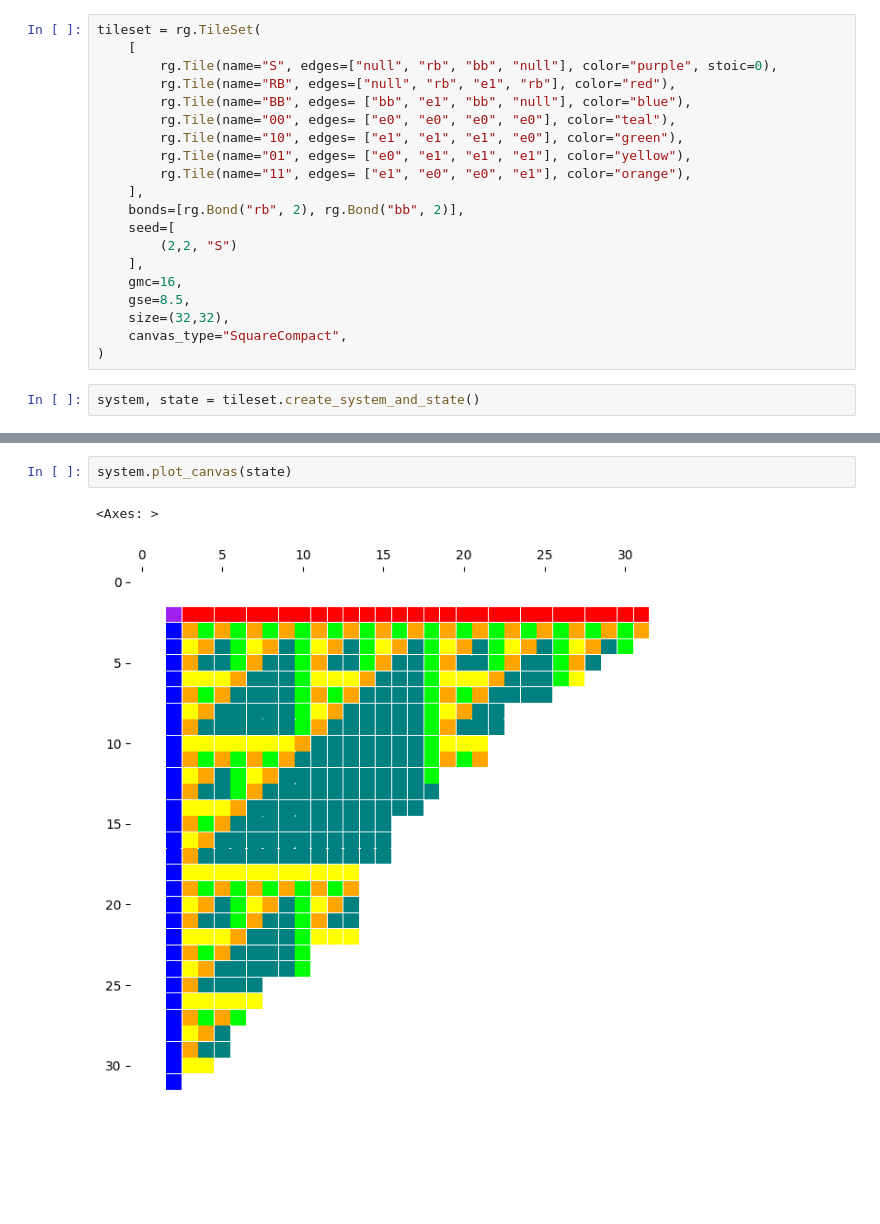
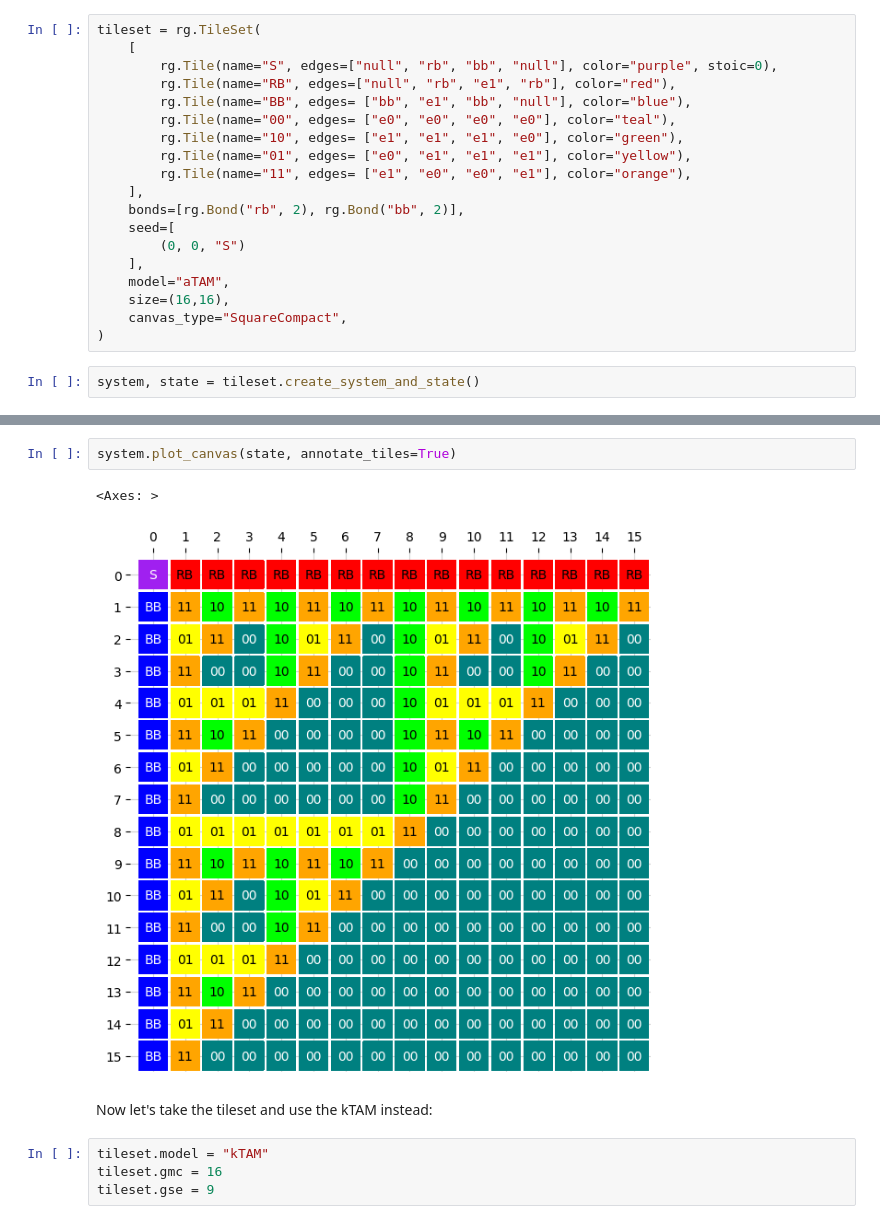
Before and after one commit to cgevans/rgrow, a Jupyter notebook: examples/simple-sierpinski.ipynb, the cells around one changed output, grey strips where cells are left out. Saved outputs shown, nothing was run; the diff lists cells and outputs as text; blank space fills up the shorter version.

```diff
--- a/examples/simple-sierpinski.ipynb
+++ b/examples/simple-sierpinski.ipynb
@@ -13,11 +17,10 @@ tileset = rg.TileSet(
     ],
     bonds=[rg.Bond("rb", 2), rg.Bond("bb", 2)],
     seed=[
-        (2,2, "S")
+        (0, 0, "S")
     ],
-    gmc=16,
-    gse=8.5,
-    size=(32,32),
+    model="aTAM",
+    size=(16,16),
     canvas_type="SquareCompact",
 )
 # %%
@@ -27,7 +30,13 @@ system.evolve(state, for_events=10000)
 # %% [output]
 EvolveOutcome.ReachedEventsMax
 # %%
-system.plot_canvas(state)
+system.plot_canvas(state, annotate_tiles=True)
 # %% [output]
 <Axes: >
-[figure, old version]
+[figure, new version]
+# %% [markdown]
+Now let's take the tileset and use the kTAM instead:
+# %%
+tileset.model = "kTAM"
+tileset.gmc = 16
+tileset.gse = 9
```
Also changed, not shown: parts of 10 cells of this notebook, 8 other files.
